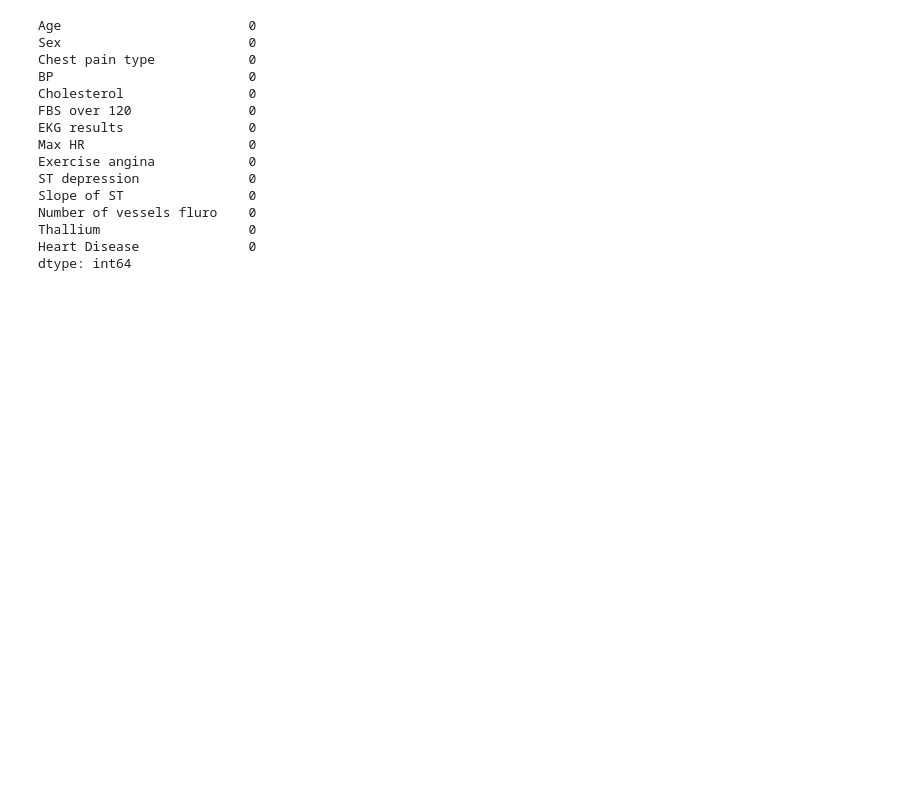
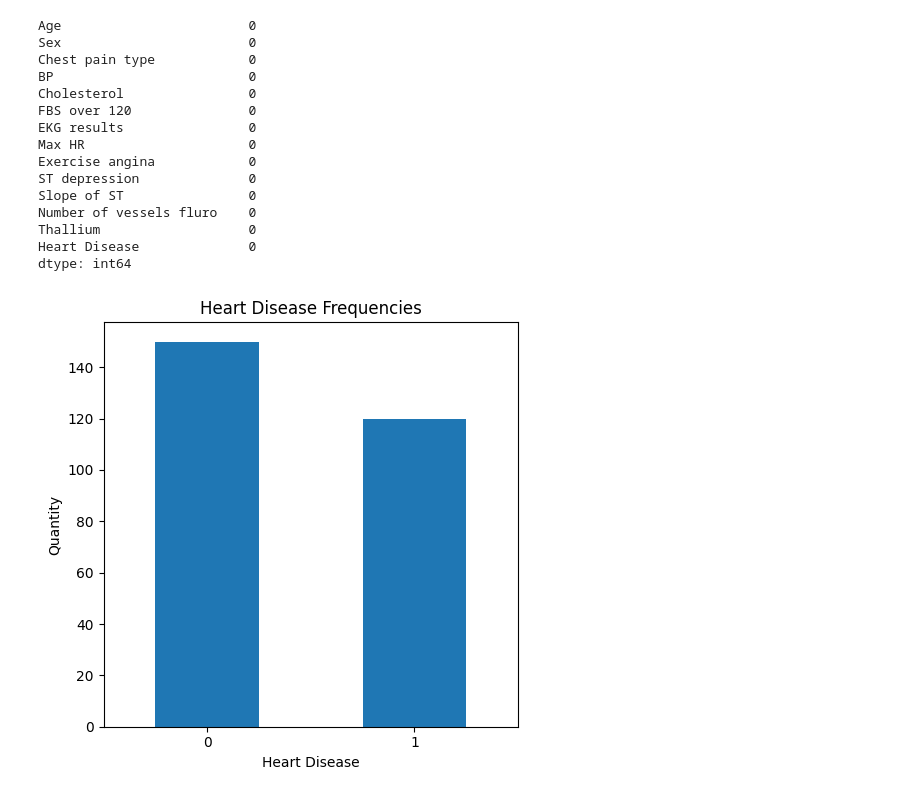
Before and after one commit to DASarria/logisticRegression-ai-infraestructure, a Jupyter notebook: Heart Disease Risk Prediction.ipynb, the cells around one changed output. Cells and saved outputs as stored; diff of their text form; code cells hidden in the pictures; blank space fills up the shorter version.

```diff
--- a/Heart Disease Risk Prediction.ipynb
+++ b/Heart Disease Risk Prediction.ipynb
@@ -105,3 +105,17 @@ Number of vessels fluro    0
 Thallium                   0
 Heart Disease              0
 dtype: int64
+# %%
+
+frecuencias = dfmeta['Heart Disease'].value_counts()
+
+plt.figure(figsize=(5,5))
+frecuencias.plot(kind='bar')
+plt.title('Heart Disease Frequencies')
+plt.ylabel('Quantity')
+plt.xlabel('Heart Disease')
+plt.xticks(rotation=0)
+plt.tight_layout()
+plt.show()
+# %% [output]
+[figure, added]
```
